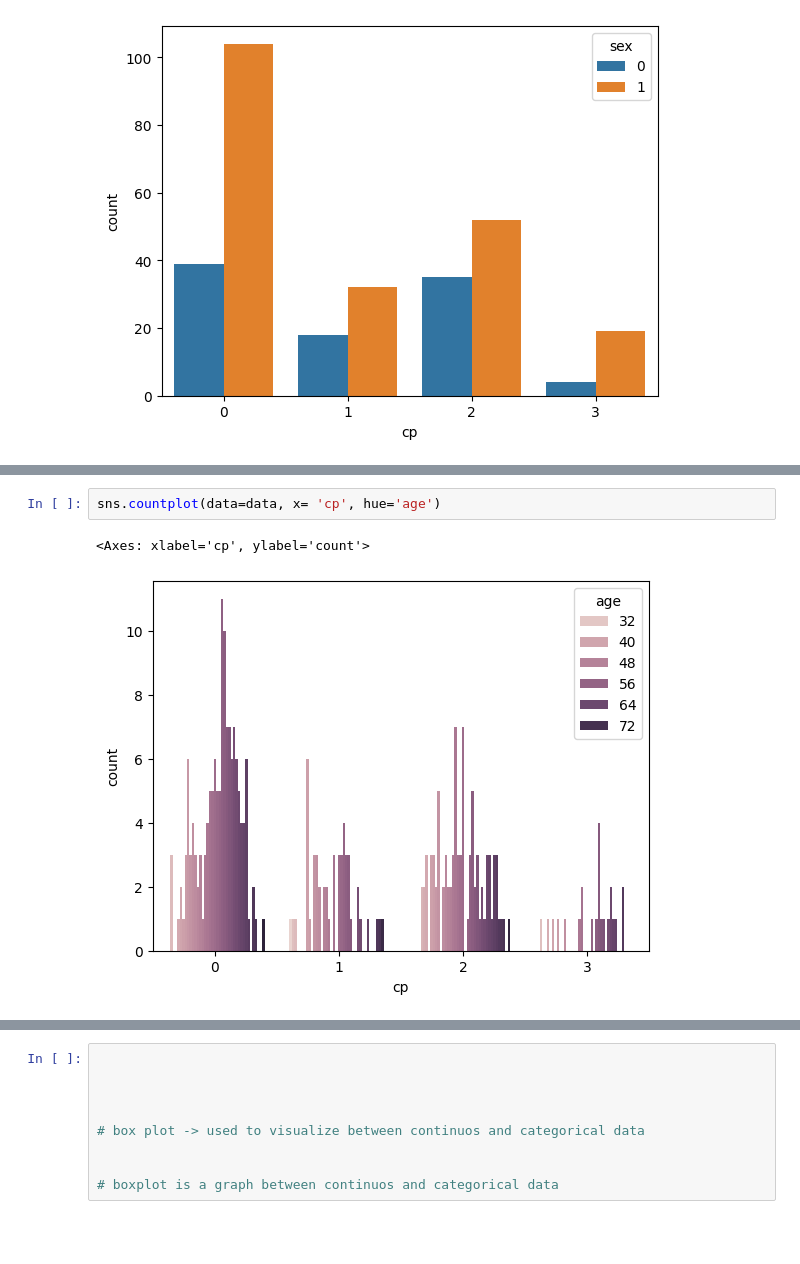
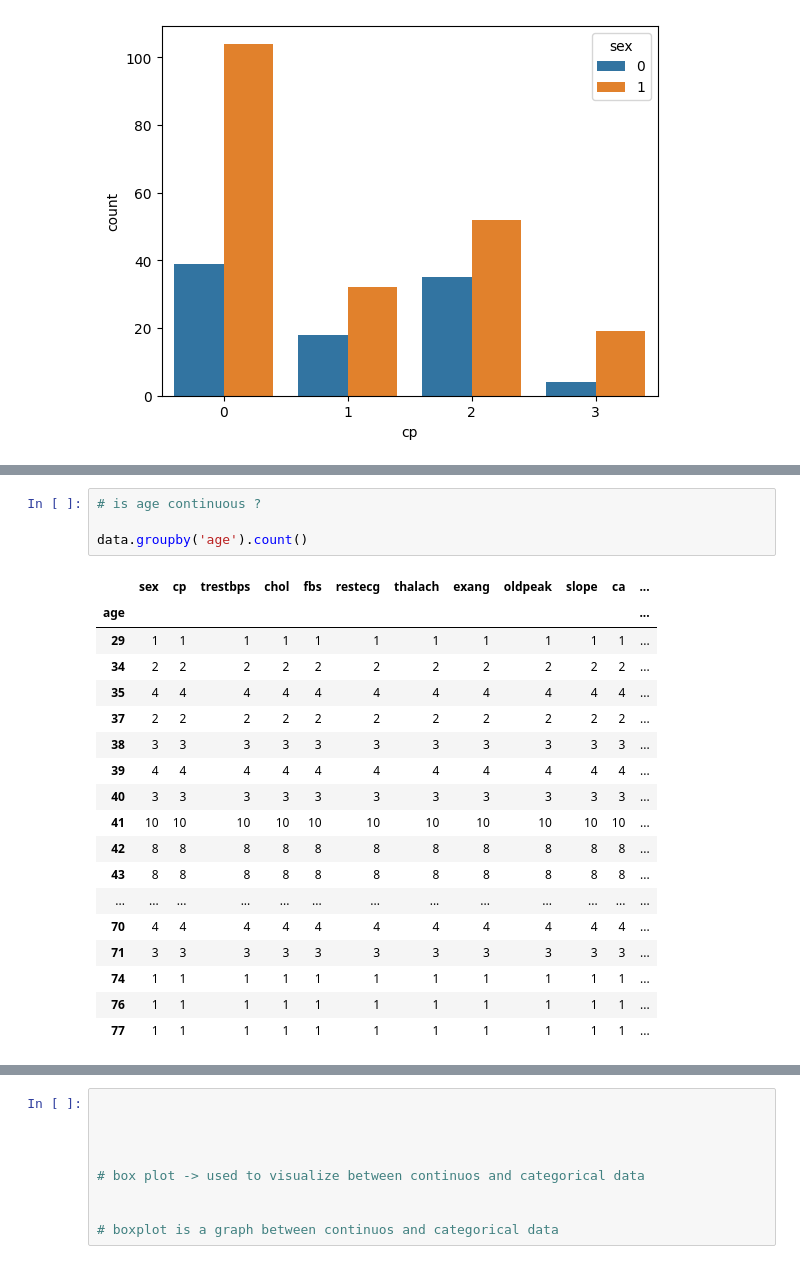
Before and after one commit to thanga-v2/Exploratory-Data-Analysis, a Jupyter notebook: visualization.ipynb, the cells around one changed output, grey strips where cells are left out. Saved outputs shown, nothing was run; the diff lists cells and outputs as text; blank space fills up the shorter version.

```diff
--- a/visualization.ipynb
+++ b/visualization.ipynb
@@ -220,5 +243,23 @@ sns.countplot(data=data, x= 'cp', hue='sex')
 # %%
-sns.countplot(data=data, x= 'cp', hue='age')
+# is age continuous ?
+
+data.groupby('age').count()
 # %% [output]
-<Axes: xlabel='cp', ylabel='count'>
-[figure, removed]
+|  | sex | cp | trestbps | chol | fbs | restecg | thalach | exang | oldpeak | slope | ca | ... |
+| age |  |  |  |  |  |  |  |  |  |  |  | ... |
+| 29 | 1 | 1 | 1 | 1 | 1 | 1 | 1 | 1 | 1 | 1 | 1 | ... |
+| 34 | 2 | 2 | 2 | 2 | 2 | 2 | 2 | 2 | 2 | 2 | 2 | ... |
+| 35 | 4 | 4 | 4 | 4 | 4 | 4 | 4 | 4 | 4 | 4 | 4 | ... |
+| 37 | 2 | 2 | 2 | 2 | 2 | 2 | 2 | 2 | 2 | 2 | 2 | ... |
+| 38 | 3 | 3 | 3 | 3 | 3 | 3 | 3 | 3 | 3 | 3 | 3 | ... |
+| 39 | 4 | 4 | 4 | 4 | 4 | 4 | 4 | 4 | 4 | 4 | 4 | ... |
+| 40 | 3 | 3 | 3 | 3 | 3 | 3 | 3 | 3 | 3 | 3 | 3 | ... |
+| 41 | 10 | 10 | 10 | 10 | 10 | 10 | 10 | 10 | 10 | 10 | 10 | ... |
+| 42 | 8 | 8 | 8 | 8 | 8 | 8 | 8 | 8 | 8 | 8 | 8 | ... |
+| 43 | 8 | 8 | 8 | 8 | 8 | 8 | 8 | 8 | 8 | 8 | 8 | ... |
+| ... | ... | ... | ... | ... | ... | ... | ... | ... | ... | ... | ... | ... |
+| 70 | 4 | 4 | 4 | 4 | 4 | 4 | 4 | 4 | 4 | 4 | 4 | ... |
+| 71 | 3 | 3 | 3 | 3 | 3 | 3 | 3 | 3 | 3 | 3 | 3 | ... |
+| 74 | 1 | 1 | 1 | 1 | 1 | 1 | 1 | 1 | 1 | 1 | 1 | ... |
+| 76 | 1 | 1 | 1 | 1 | 1 | 1 | 1 | 1 | 1 | 1 | 1 | ... |
+| 77 | 1 | 1 | 1 | 1 | 1 | 1 | 1 | 1 | 1 | 1 | 1 | ... |
```
Also changed, not shown: parts of 15 cells of this notebook, 1 other file.
